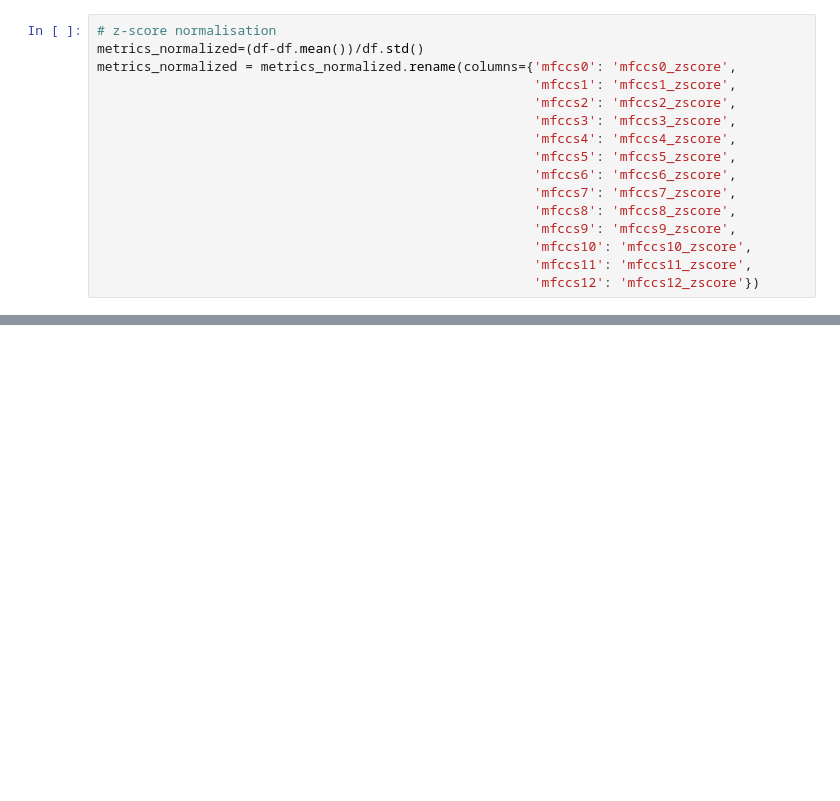
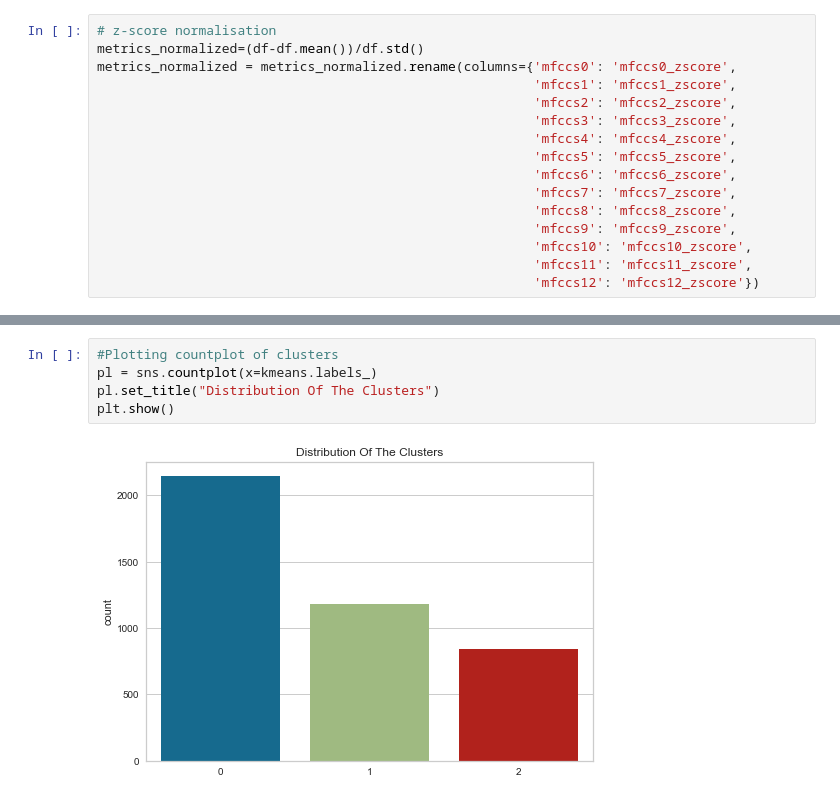
Before and after one commit to kpranke/machine-monitoring-conditions-unsupervised, a Jupyter notebook: ML model .ipynb, the cells around one changed output, grey strips where cells are left out. Drawn from its saved outputs; the diff is of its cells as text; blank space fills up the shorter version.

```diff
--- a/ML model .ipynb
+++ b/ML model .ipynb
@@ -83,0 +115,7 @@ plt.show()
+# %%
+#Plotting countplot of clusters
+pl = sns.countplot(x=kmeans.labels_)
+pl.set_title("Distribution Of The Clusters")
+plt.show()
+# %% [output]
+[figure, added]
```
Also changed, not shown: parts of 8 cells of this notebook.
